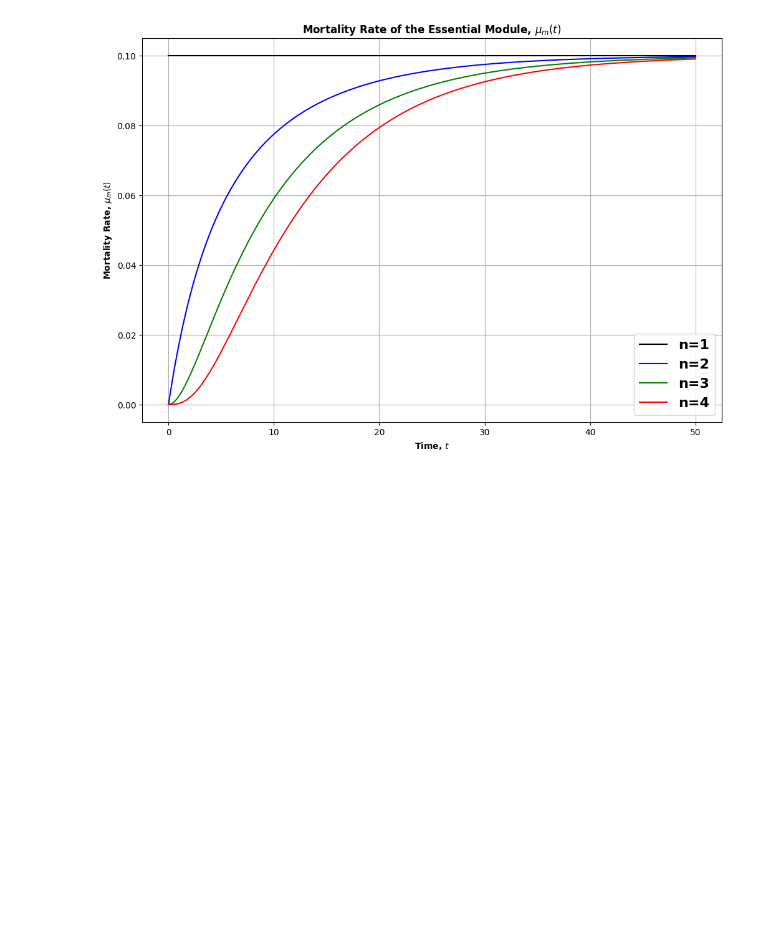
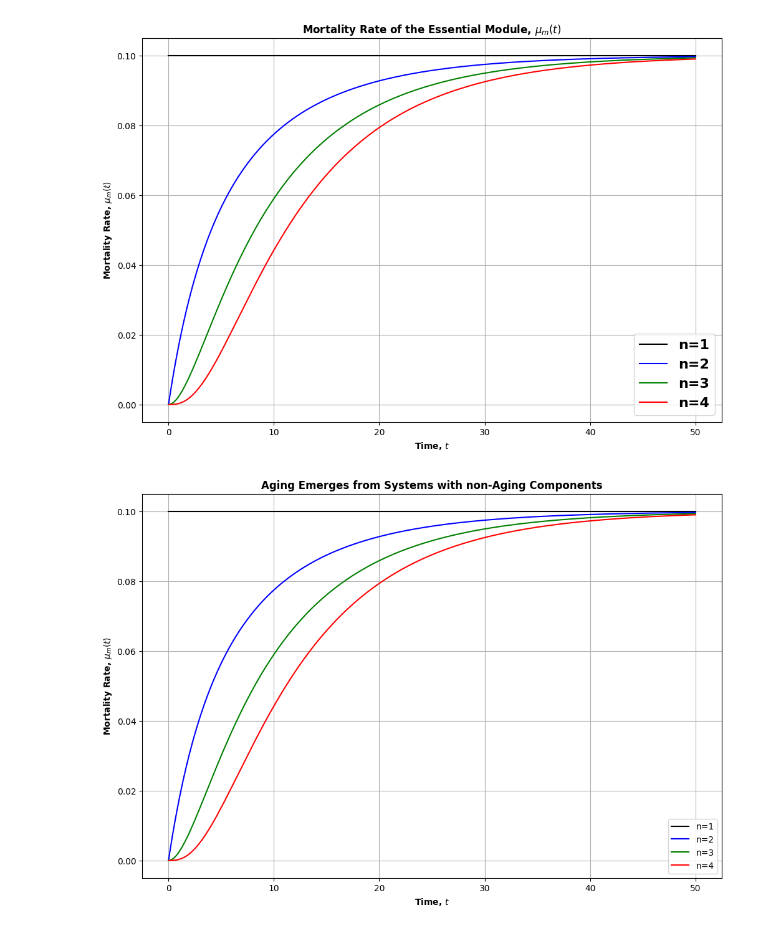
Before and after one commit to hongqin/EAM-2024, a Jupyter notebook: reliability_block_plot.ipynb, the cells around one changed output. Saved outputs shown, nothing was run; the diff lists cells and outputs as text; code cells hidden in the pictures; blank space fills up the shorter version.

Commit message:
updated figure for publication

```diff
--- a/reliability_block_plot.ipynb
+++ b/reliability_block_plot.ipynb
@@ -80,3 +80,35 @@ plt.grid(True)
 plt.show()
 # %% [output]
 [figure]
+# %%
+import numpy as np
+import matplotlib.pyplot as plt
+
+# Define the mortality rate function
+def mortality_rate(t, n, lambda_):
+    e_lambda_t = np.exp(-lambda_ * t)
+    numerator = n * lambda_ * e_lambda_t * (1 - e_lambda_t)**(n - 1)
+    denominator = 1 - (1 - e_lambda_t)**n
+    return numerator / denominator
+
+# Constants
+lambda_ = 0.1  # Decay rate
+t = np.linspace(0, 50, 500)  # Time from 0 to 50
+
+# Calculate mortality rates for n=1, 2, 3, and 4
+rates = {n: mortality_rate(t, n, lambda_) for n in range(1, 5)}
+
+# Plotting
+plt.figure(figsize=(12, 8))
+colors = ['black', 'blue', 'green', 'red']
+for n, color in zip(rates, colors):
+    plt.plot(t, rates[n], label=f'n={n}', color=color)
+
+plt.title('Aging Emerges from Systems with non-Aging Components', fontweight='bold')
+plt.xlabel('Time, $t$', fontweight='bold')
+plt.ylabel('Mortality Rate, $\mu_m(t)$', fontweight='bold')
+plt.legend()
+plt.grid(True)
+plt.show()
+# %% [output]
+[figure, added]
```
Also changed, not shown: parts of 3 cells of this notebook.
